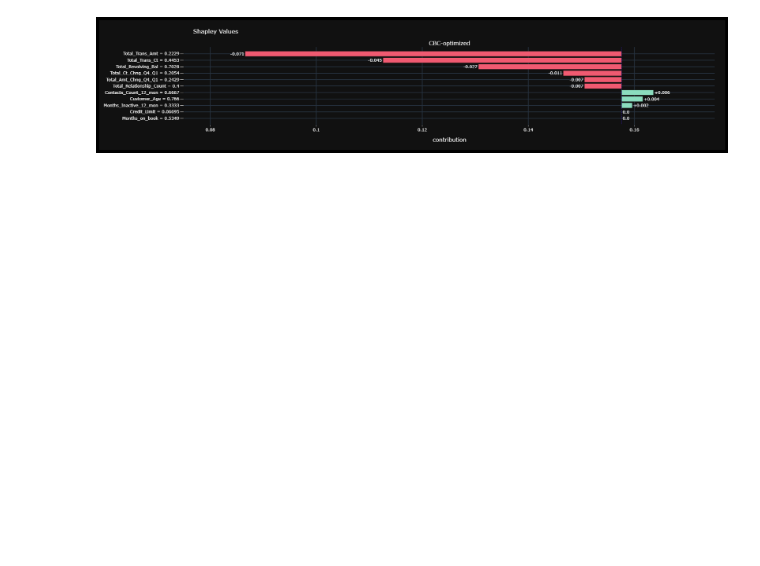
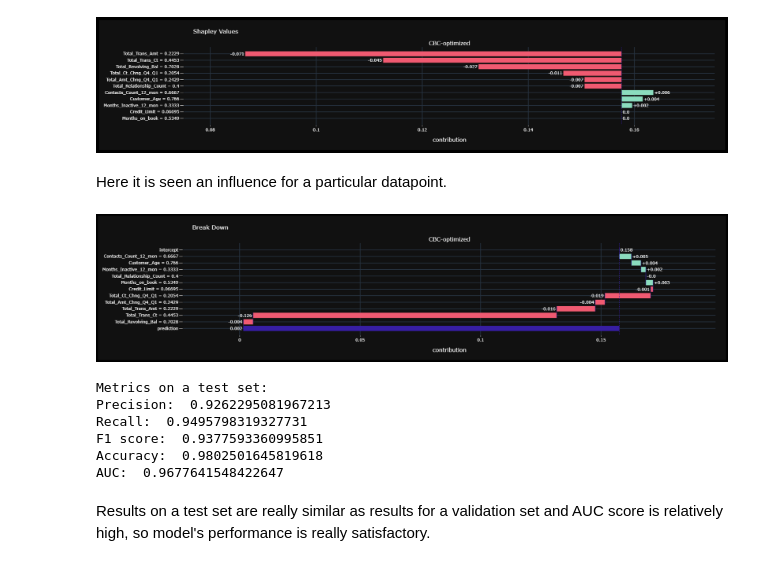
Before and after one commit to dxzielinski/Churn-Classification, a Jupyter notebook: Explanatory_Analysis-Interpreting.ipynb, the cells around one changed output. Cells and saved outputs as stored; diff of their text form; code cells hidden in the pictures; blank space fills up the shorter version.

Commit message:
adding interpretations; final predicitons on a test set

```diff
--- a/Explanatory_Analysis-Interpreting.ipynb
+++ b/Explanatory_Analysis-Interpreting.ipynb
@@ -396,14 +395,37 @@ plt.axis('off')
 plt.show()
 # %% [output]
 [figure]
+# %% [markdown]
+Here it is seen an influence for a particular datapoint.
 # %%
 model_exp_bd = model2_exp.predict_parts(single_datapoint, type='break_down')
 #dynamic plot
 #model_exp_bd.plot(max_vars=20, show=False).update_layout(template='plotly_dark', font_color='white')
 
 #static plot
 img = mpimg.imread("C:/Users/pc/Churn-Classification/Static_Plots/break_down.png")
-plt.figure(figsize=(25,10))
+plt.figure(figsize=(40,20))
 imgplot = plt.imshow(img)
 plt.axis('off')
 plt.show()
+# %% [output]
+[figure, added]
+# %%
+#final models' performance on a test set should be checked
+
+y_pred_opt = optimized_model.predict(X_test2)
+print('Metrics on a test set: ')
+print('Precision: ', precision_score(y_pred_opt, y_test))
+print('Recall: ', recall_score(y_pred_opt, y_test))
+print('F1 score: ', f1_score(y_pred_opt, y_test))
+print('Accuracy: ', accuracy_score(y_pred_opt, y_test))
+print('AUC: ', roc_auc_score(y_pred_opt, y_test))
+# %% [output]
+Metrics on a test set:
+Precision:  0.9262295081967213
+Recall:  0.9495798319327731
+F1 score:  0.9377593360995851
+Accuracy:  0.9802501645819618
+AUC:  0.9677641548422647
+# %% [markdown]
+Results on a test set are really similar as results for a validation set and AUC score is relatively high, so model's performance is really satisfactory.
```
Also changed, not shown: parts of 11 cells of this notebook, 6 other files.
